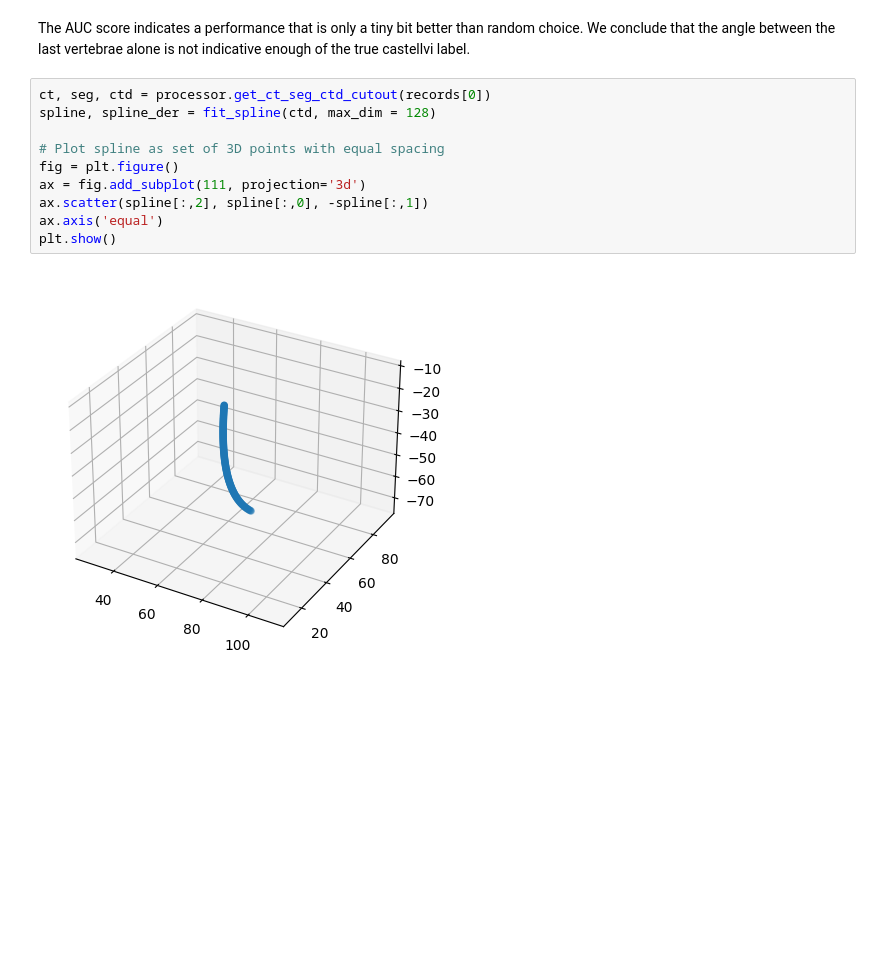
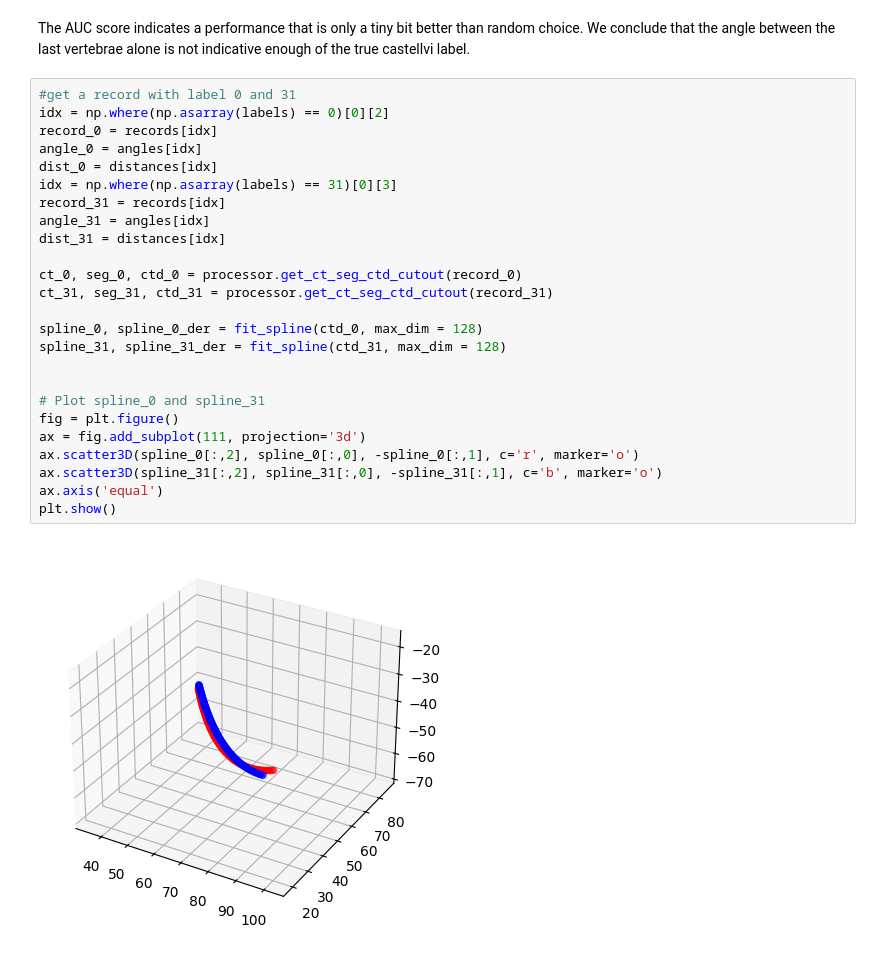
Before and after one commit to ardamamur/3D-Castellvi-Prediction, a Jupyter notebook: notebooks/spine_angles.ipynb, the cells around one changed output. Saved outputs shown, nothing was run; the diff lists cells and outputs as text; blank space fills up the shorter version.

```diff
--- a/notebooks/spine_angles.ipynb
+++ b/notebooks/spine_angles.ipynb
@@ -246,14 +273,29 @@ Average precision score:  0.5197368421052632
 # %% [markdown]
 The AUC score indicates a performance that is only a tiny bit better than random choice. We conclude that the angle between the last vertebrae alone is not indicative enough of the true castellvi label.
-# %%
-ct, seg, ctd = processor.get_ct_seg_ctd_cutout(records[0])
-spline, spline_der = fit_spline(ctd, max_dim = 128)
-
-# Plot spline as set of 3D points with equal spacing
-fig = plt.figure()
-ax = fig.add_subplot(111, projection='3d')
-ax.scatter(spline[:,2], spline[:,0], -spline[:,1])
-ax.axis('equal')
-plt.show()
-# %% [output]
-[figure, removed]
+# %%
+#get a record with label 0 and 31
+idx = np.where(np.asarray(labels) == 0)[0][2]
+record_0 = records[idx]
+angle_0 = angles[idx]
+dist_0 = distances[idx]
+idx = np.where(np.asarray(labels) == 31)[0][3]
+record_31 = records[idx]
+angle_31 = angles[idx]
+dist_31 = distances[idx]
+
+ct_0, seg_0, ctd_0 = processor.get_ct_seg_ctd_cutout(record_0)
+ct_31, seg_31, ctd_31 = processor.get_ct_seg_ctd_cutout(record_31)
+
+spline_0, spline_0_der = fit_spline(ctd_0, max_dim = 128)
+spline_31, spline_31_der = fit_spline(ctd_31, max_dim = 128)
+
+
+# Plot spline_0 and spline_31
+fig = plt.figure()
+ax = fig.add_subplot(111, projection='3d')
+ax.scatter3D(spline_0[:,2], spline_0[:,0], -spline_0[:,1], c='r', marker='o')
+ax.scatter3D(spline_31[:,2], spline_31[:,0], -spline_31[:,1], c='b', marker='o')
+ax.axis('equal')
+plt.show()
+# %% [output]
+[figure, added]
```
Also changed, not shown: parts of 10 cells of this notebook.
